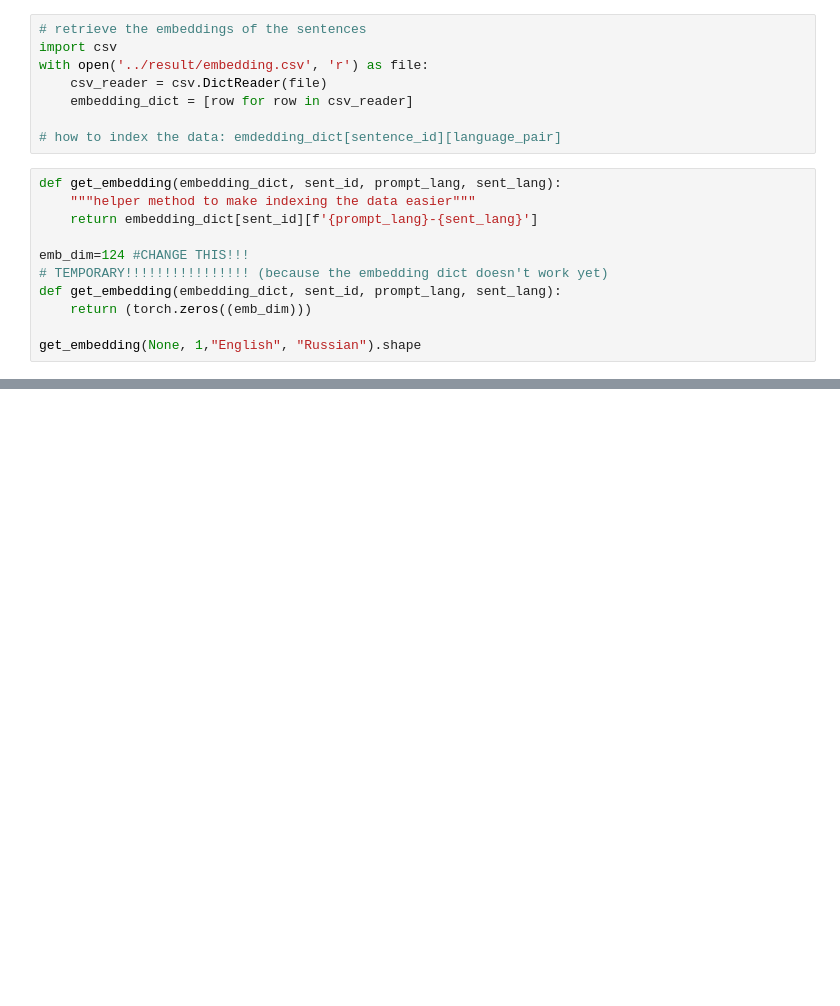
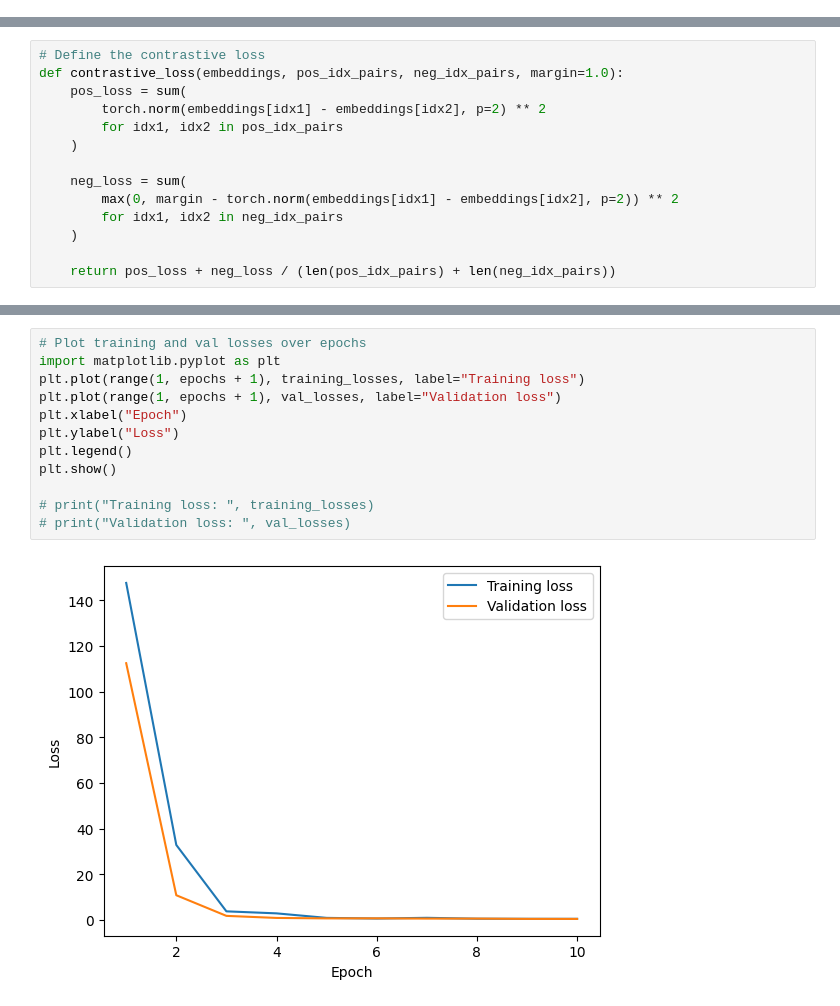
Before and after one commit to mikhail-vlasenko/LLM-embeddings, a Jupyter notebook: notebook/Contrastive_Loss.ipynb, the cells around one changed output, grey strips where cells are left out. Drawn from its saved outputs; the diff is of its cells as text; blank space fills up the shorter version.

Commit message:
mlp training done, recall computation still needed

```diff
--- a/notebook/Contrastive_Loss.ipynb
+++ b/notebook/Contrastive_Loss.ipynb
@@ -6,19 +15,0 @@ import itertools
-# %%
-# retrieve the embeddings of the sentences
-import csv
-with open('../result/embedding.csv', 'r') as file:
-    csv_reader = csv.DictReader(file)
-    embedding_dict = [row for row in csv_reader]
-
-# how to index the data: emdedding_dict[sentence_id][language_pair]
-# %%
-def get_embedding(embedding_dict, sent_id, prompt_lang, sent_lang):
-    """helper method to make indexing the data easier"""
-    return embedding_dict[sent_id][f'{prompt_lang}-{sent_lang}']
-
-emb_dim=124 #CHANGE THIS!!!
-# TEMPORARY!!!!!!!!!!!!!!!! (because the embedding dict doesn't work yet)
-def get_embedding(embedding_dict, sent_id, prompt_lang, sent_lang):
-    return (torch.zeros((emb_dim)))
-
-get_embedding(None, 1,"English", "Russian").shape
@@ -109 +127,14 @@ torch.Size([8, 2, 124])
 # %%
+# Define the contrastive loss
+def contrastive_loss(embeddings, pos_idx_pairs, neg_idx_pairs, margin=1.0):
+    pos_loss = sum(
+        torch.norm(embeddings[idx1] - embeddings[idx2], p=2) ** 2
+        for idx1, idx2 in pos_idx_pairs
+    )
+
+    neg_loss = sum(
+        max(0, margin - torch.norm(embeddings[idx1] - embeddings[idx2], p=2)) ** 2
+        for idx1, idx2 in neg_idx_pairs
+    )
+
+    return pos_loss + neg_loss / (len(pos_idx_pairs) + len(neg_idx_pairs))
@@ -175,0 +188,14 @@ NameError: name 'loss' is not defined
+# %%
+# Plot training and val losses over epochs
+import matplotlib.pyplot as plt
+plt.plot(range(1, epochs + 1), training_losses, label="Training loss")
+plt.plot(range(1, epochs + 1), val_losses, label="Validation loss")
+plt.xlabel("Epoch")
+plt.ylabel("Loss")
+plt.legend()
+plt.show()
+
+# print("Training loss: ", training_losses)
+# print("Validation loss: ", val_losses)
+# %% [output]
+[figure, added]
```
Also changed, not shown: parts of 9 cells of this notebook, 1 other file.
